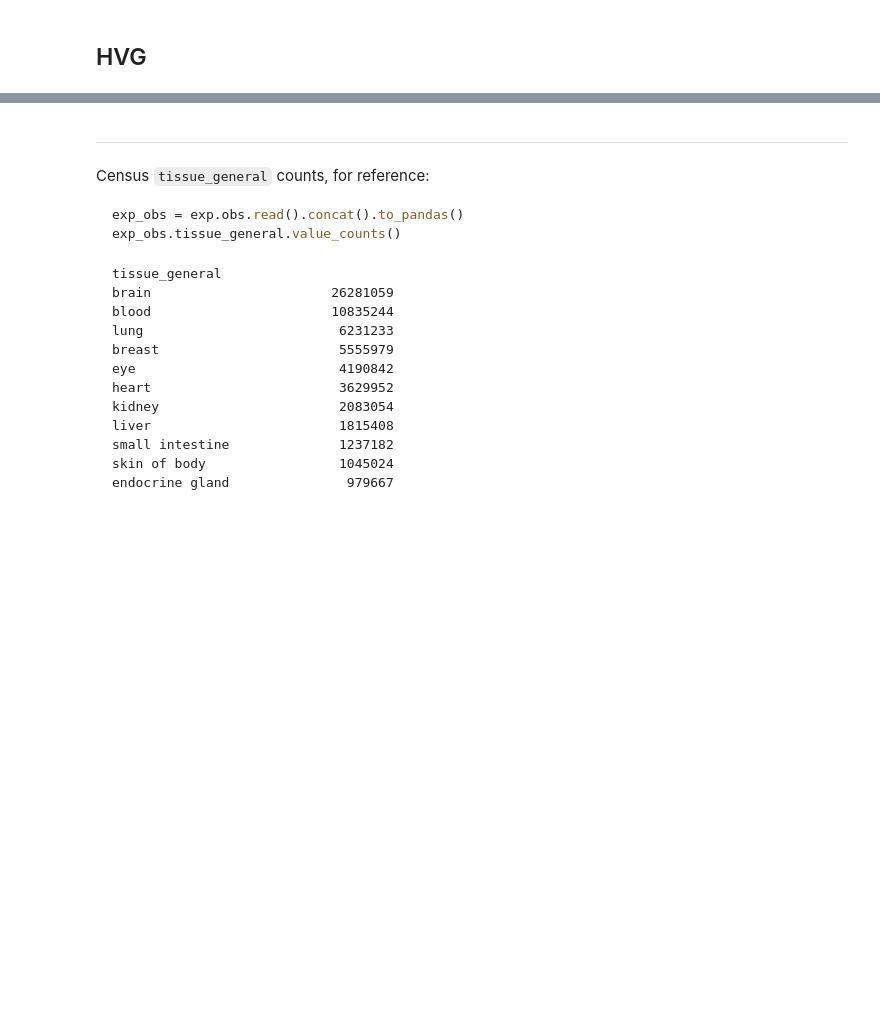
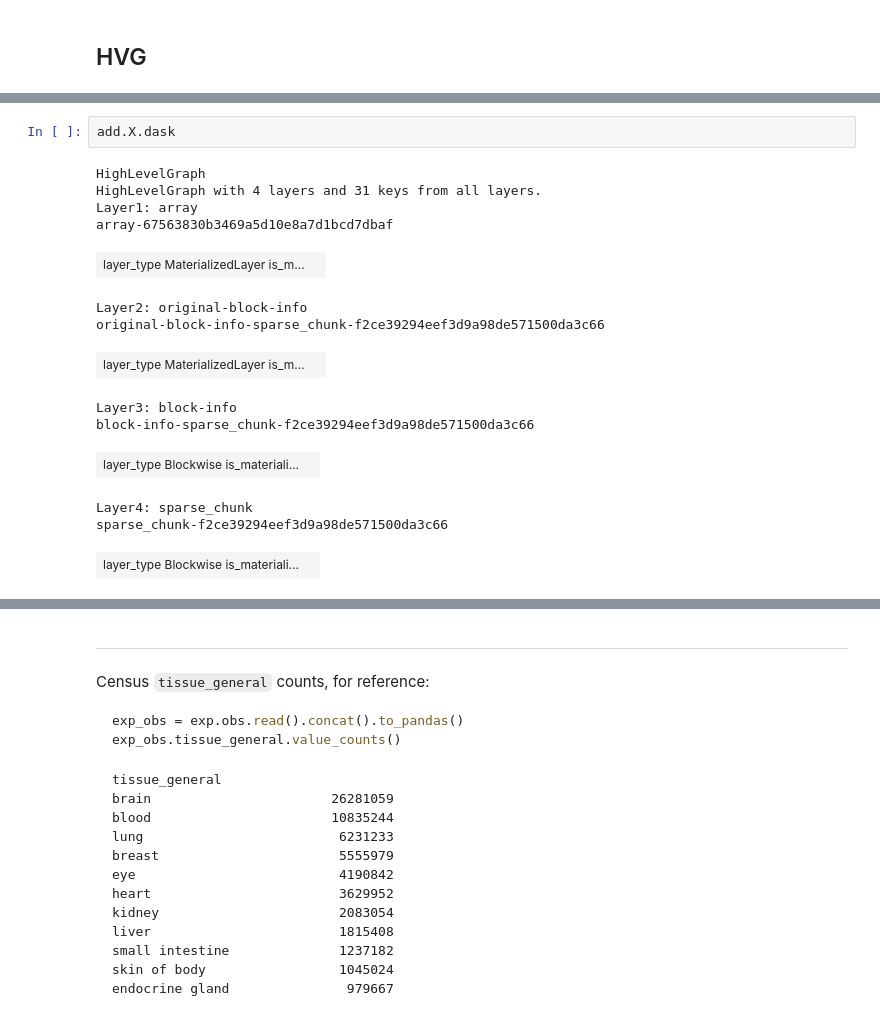
Before and after one commit to ryan-williams/TileDB-SOMA, a Jupyter notebook: nbs/hvg.ipynb, the cells around one changed output, grey strips where cells are left out. Drawn from its saved outputs; the diff is of its cells as text; blank space fills up the shorter version.

```diff
--- a/nbs/hvg.ipynb
+++ b/nbs/hvg.ipynb
@@ -79,3 +140,20 @@ add
+# %%
+add.X.dask
+# %% [output]
+HighLevelGraph
+HighLevelGraph with 4 layers and 31 keys from all layers.
+Layer1: array
+array-67563830b3469a5d10e8a7d1bcd7dbaf
+| layer_type MaterializedLayer is_m... |  |
+Layer2: original-block-info
+original-block-info-sparse_chunk-f2ce39294eef3d9a98de571500da3c66
+| layer_type MaterializedLayer is_m... |  |
+Layer3: block-info
+block-info-sparse_chunk-f2ce39294eef3d9a98de571500da3c66
+| layer_type Blockwise is_materiali... |  |
+Layer4: sparse_chunk
+sparse_chunk-f2ce39294eef3d9a98de571500da3c66
+| layer_type Blockwise is_materiali... |  |
 # %%
 %%time
 sc.pp.normalize_total(add)
```
Also changed, not shown: parts of 20 cells of this notebook, 1 other file.
